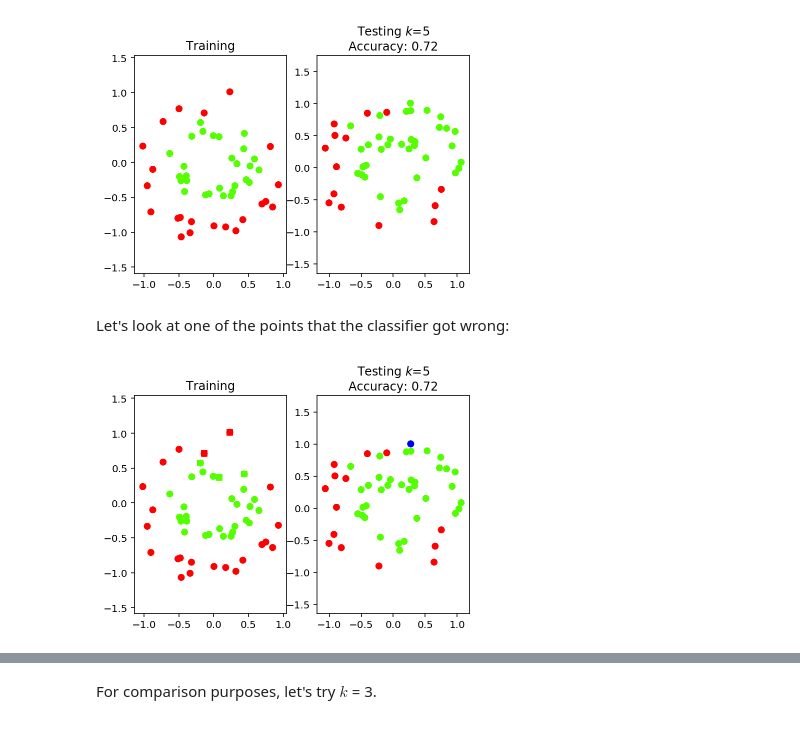
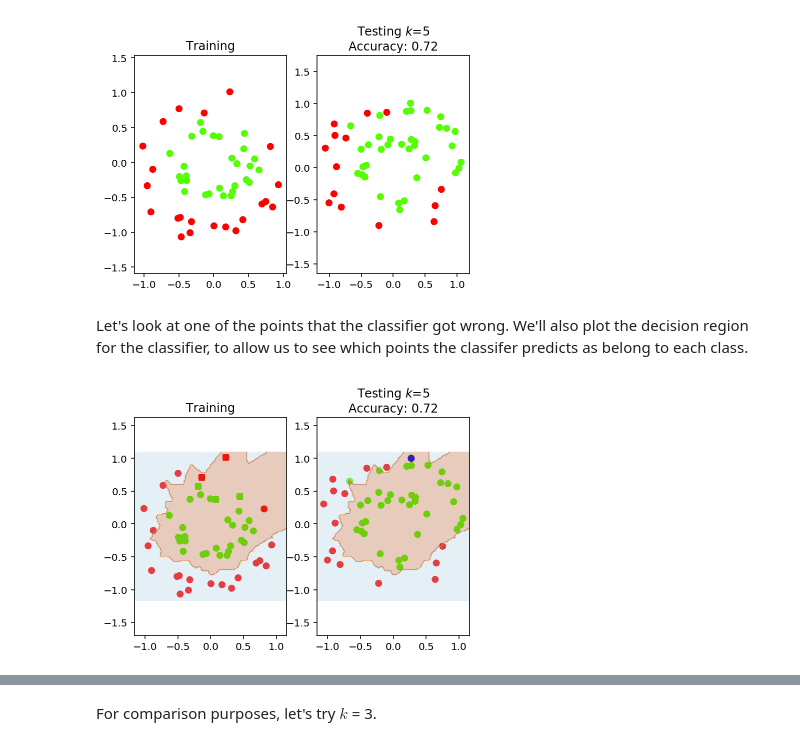
Before and after one commit to adamdavisonsmith/BU-CS506-Spring2018, a Jupyter notebook: 12B-Classification-II-Demo.ipynb, the cells around one changed output, grey strips where cells are left out. Cells and saved outputs as stored; diff of their text form; code cells hidden in the pictures.

```diff
--- a/12B-Classification-II-Demo.ipynb
+++ b/12B-Classification-II-Demo.ipynb
@@ -166,20 +166,38 @@ _=plt.axis('equal')
 # %% [output]
 [figure]
 # %% [markdown]
-Let's look at one of the points that the classifier got wrong:
+Let's look at one of the points that the classifier got wrong. We'll also plot the decision region for the classifier, to allow us to see which points the classifer predicts as belong to each class.
 # %%
 test_point = np.argmax(X_test[:,1])
 X_test[test_point]
 neighbors = knn.kneighbors([X_test[test_point]])[1]
+
+# This code generates the information about the decision region
+xx, yy = np.meshgrid(np.arange(x_min, x_max, plot_step),
+                     np.arange(y_min, y_max, plot_step))
+Z = knn.predict(np.c_[xx.ravel(), yy.ravel()])
+Z = Z.reshape(xx.shape)
+
+
 plt.subplot(121)
 plt.scatter(X_train[:, 0], X_train[:, 1], c=y_train,)
 plt.scatter(X_train[neighbors,0], X_train[neighbors,1], c = y_train[neighbors], marker='s', s=30)
+
+plt.contourf(xx, yy, Z, cmap=plt.cm.Paired,
+                  alpha=0.3)
+
 plt.axis('equal')
 plt.title(r'Training')
 plt.subplot(122)
 plt.scatter(X_test[:, 0], X_test[:, 1], c=y_pred_test)
 plt.scatter(X_test[test_point,0], X_test[test_point,1], c='b')
+plt.contourf(xx, yy, Z, cmap=plt.cm.Paired,
+                  alpha=0.3)
+
+x_min, x_max = X[:, 0].min() - .1, X[:, 0].max() + .1
+y_min, y_max = X[:, 1].min() - .1, X[:, 1].max() + .1
+plot_step = 0.02
 plt.title('Testing $k$={}\nAccuracy: {}'.format(k,knn.score(X_test, y_test)))
 _=plt.axis('equal')
 # %% [output]
-[figure, old version]
+[figure, new version]
```
Also changed, not shown: parts of 5 cells of this notebook, 5 other files.
